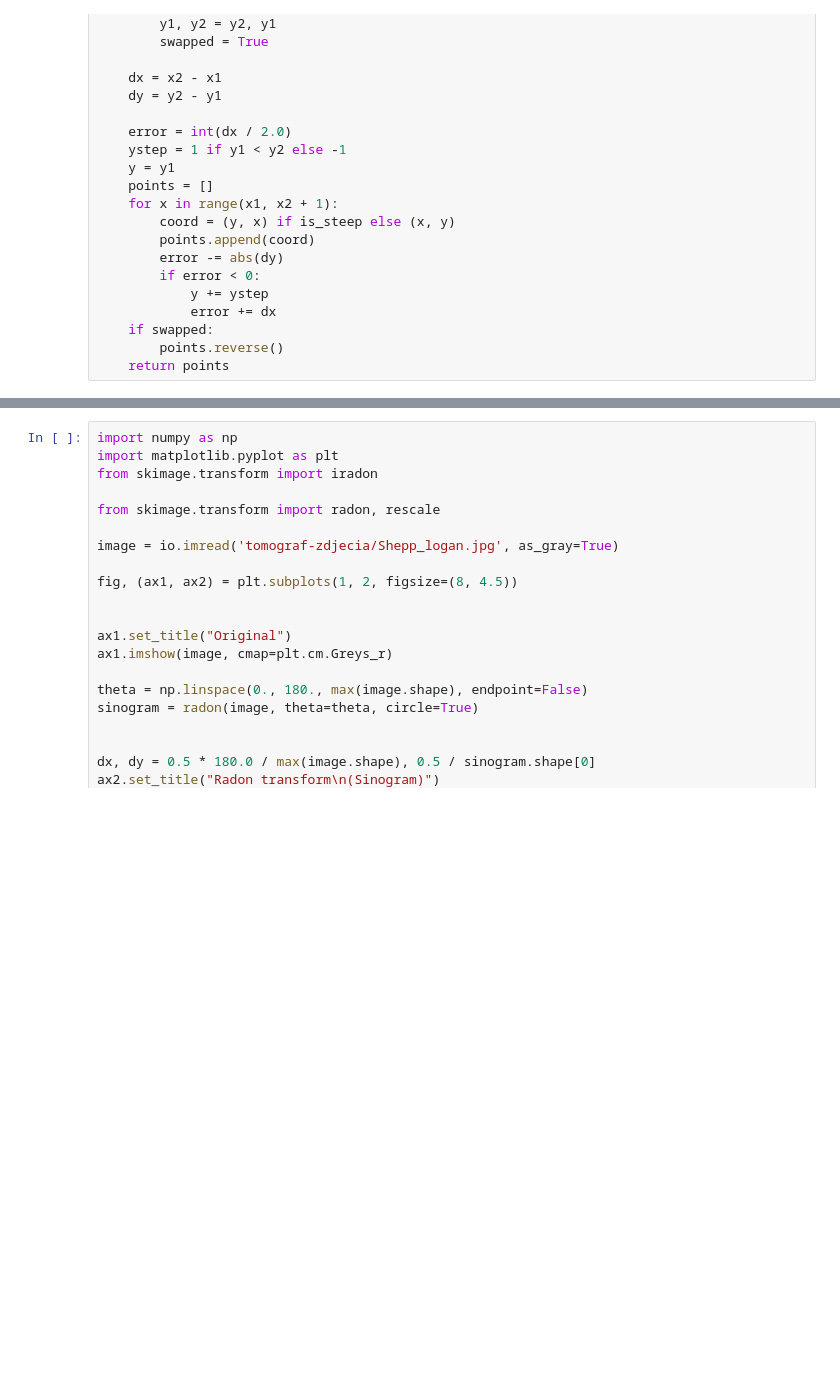
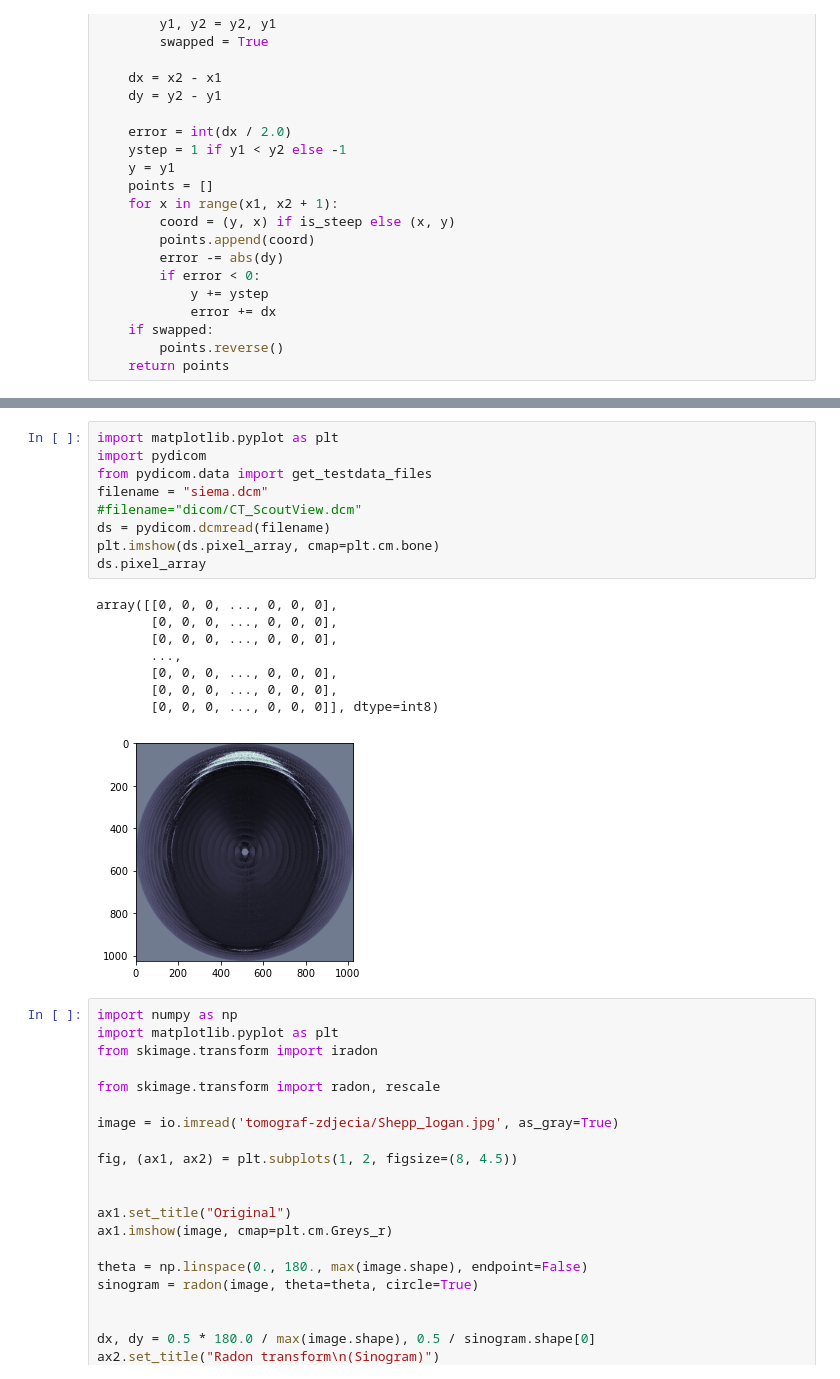
Before and after one commit to JanCiechan/IwM1, a Jupyter notebook: Untitled.ipynb, the cells around one changed output, grey strips where cells are left out. Saved outputs shown, nothing was run; the diff lists cells and outputs as text; blank space fills up the shorter version.

```diff
--- a/Untitled.ipynb
+++ b/Untitled.ipynb
@@ -180,3 +291,21 @@ Dataset.file_meta -------------------------------
+# %%
+import matplotlib.pyplot as plt
+import pydicom
+from pydicom.data import get_testdata_files
+filename = "siema.dcm"
+#filename="dicom/CT_ScoutView.dcm"
+ds = pydicom.dcmread(filename)
+plt.imshow(ds.pixel_array, cmap=plt.cm.bone)
+ds.pixel_array
+# %% [output]
+array([[0, 0, 0, ..., 0, 0, 0],
+       [0, 0, 0, ..., 0, 0, 0],
+       [0, 0, 0, ..., 0, 0, 0],
+       ...,
+       [0, 0, 0, ..., 0, 0, 0],
+       [0, 0, 0, ..., 0, 0, 0],
+       [0, 0, 0, ..., 0, 0, 0]], dtype=int8)
+[figure, added]
 # %%
 import numpy as np
 import matplotlib.pyplot as plt
```
Also changed, not shown: parts of 13 cells of this notebook.
